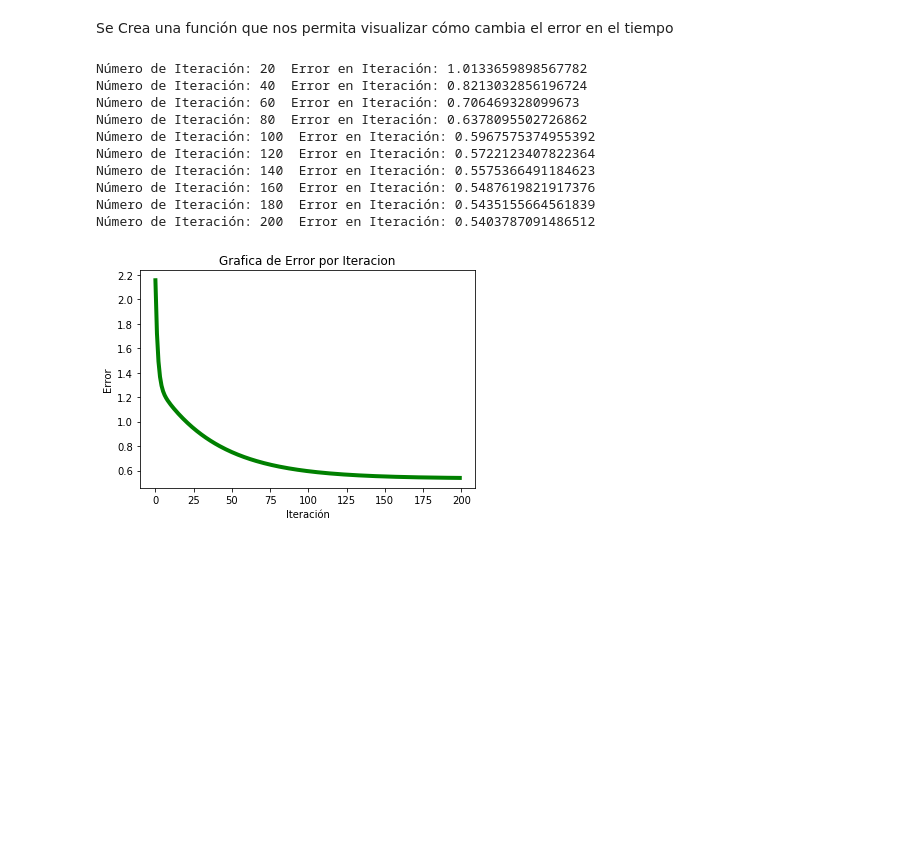
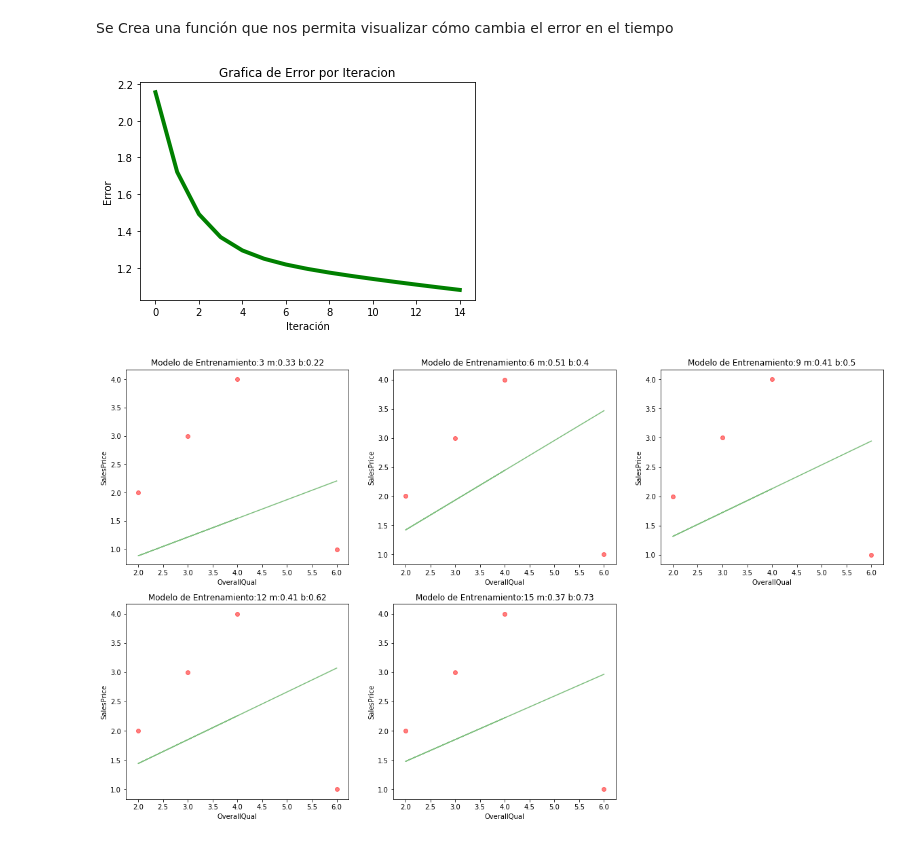
Before and after one commit to jonathanDeLeonGES/jupyterNotebooks, a Jupyter notebook: Proyecto_Curso_CienciaDatos.ipynb, the cells around one changed output. Cells and saved outputs as stored; diff of their text form; code cells hidden in the pictures; blank space fills up the shorter version.

Commit message:
Funciones de Entrenamiento y Graficas de comportamiento terminadas

```diff
--- a/Proyecto_Curso_CienciaDatos.ipynb
+++ b/Proyecto_Curso_CienciaDatos.ipynb
@@ -311,15 +358,7 @@ def graficar_Error(errores):
 # %%
-res,errores = entrenar(np.array([6,2,3,4]),np.array([1,2,3,4]),200,20,0.1)
+res,errores = entrenar(np.array([6,2,3,4]),np.array([1,2,3,4]),15,20,0.1)
 graficar_Error(errores)
+graficar_modelosEntrenamiento(np.array([6,2,3,4]),np.array([1,2,3,4]),res,3,"OverallQual","SalesPrice")
 # %% [output]
-Número de Iteración: 20  Error en Iteración: 1.0133659898567782
-Número de Iteración: 40  Error en Iteración: 0.8213032856196724
-Número de Iteración: 60  Error en Iteración: 0.706469328099673
-Número de Iteración: 80  Error en Iteración: 0.6378095502726862
-Número de Iteración: 100  Error en Iteración: 0.5967575374955392
-Número de Iteración: 120  Error en Iteración: 0.5722123407822364
-Número de Iteración: 140  Error en Iteración: 0.5575366491184623
-Número de Iteración: 160  Error en Iteración: 0.5487619821917376
-Número de Iteración: 180  Error en Iteración: 0.5435155664561839
-Número de Iteración: 200  Error en Iteración: 0.5403787091486512
-[figure, old version]
+[figure, new version]
+[figure, added]
```
Also changed, not shown: parts of 3 cells of this notebook.
